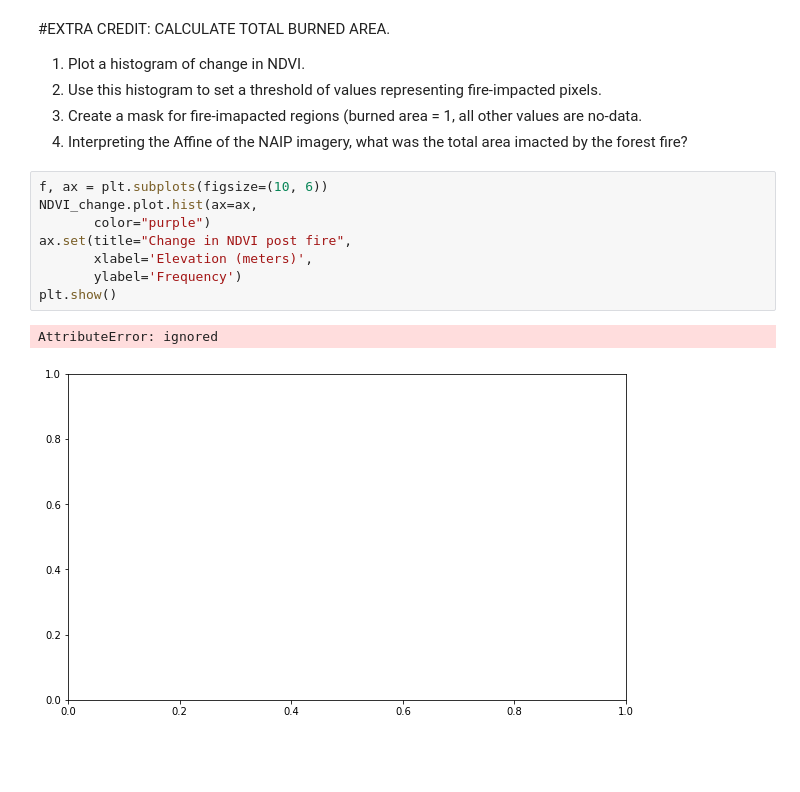
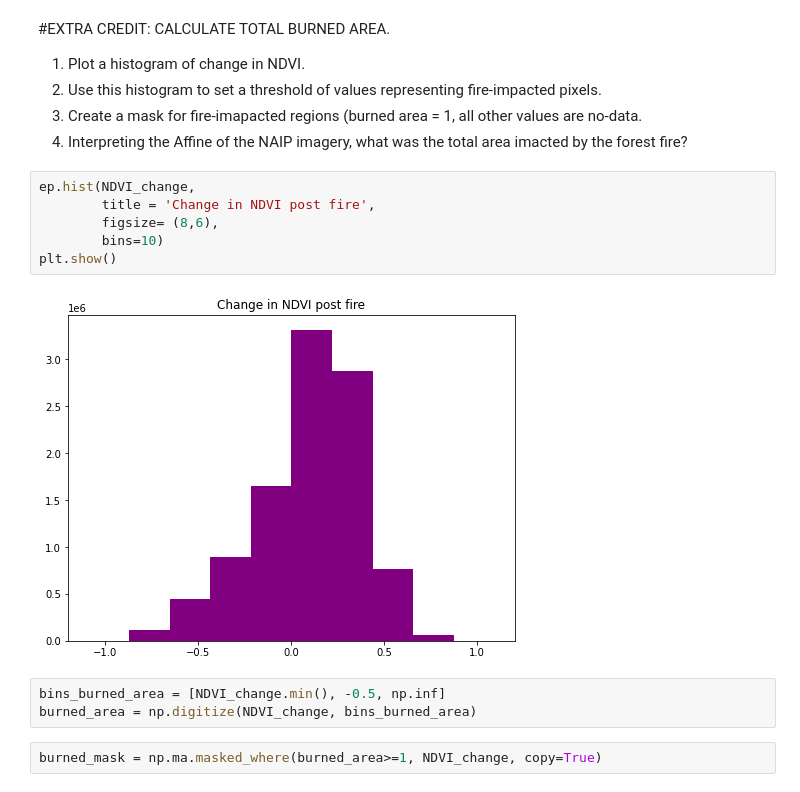
Before and after one commit to megmkoch/EnvDatSci22, a Jupyter notebook: CodeSprints/RasterData101.ipynb, the cells around one changed output. Saved outputs shown, nothing was run; the diff lists cells and outputs as text; blank space fills up the shorter version.

```diff
--- a/CodeSprints/RasterData101.ipynb
+++ b/CodeSprints/RasterData101.ipynb
@@ -651,14 +654,16 @@ plt.show()
 2. Use this histogram to set a threshold of values representing fire-impacted pixels.
 3. Create a mask for fire-imapacted regions (burned area = 1, all other values are no-data.
 4. Interpreting the Affine of the NAIP imagery, what was the total area imacted by the forest fire?
-# %%
-f, ax = plt.subplots(figsize=(10, 6))
-NDVI_change.plot.hist(ax=ax,
-       color="purple")
-ax.set(title="Change in NDVI post fire",
-       xlabel='Elevation (meters)',
-       ylabel='Frequency')
-plt.show()
-# %% [output]
-AttributeError: ignored
-[figure, removed]
+# %%
+ep.hist(NDVI_change,
+        title = 'Change in NDVI post fire',
+        figsize= (8,6),
+        bins=10)
+plt.show()
+# %% [output]
+[figure, added]
+# %%
+bins_burned_area = [NDVI_change.min(), -0.5, np.inf]
+burned_area = np.digitize(NDVI_change, bins_burned_area)
+# %%
+burned_mask = np.ma.masked_where(burned_area>=1, NDVI_change, copy=True)
```
Also changed, not shown: parts of 6 cells of this notebook.
